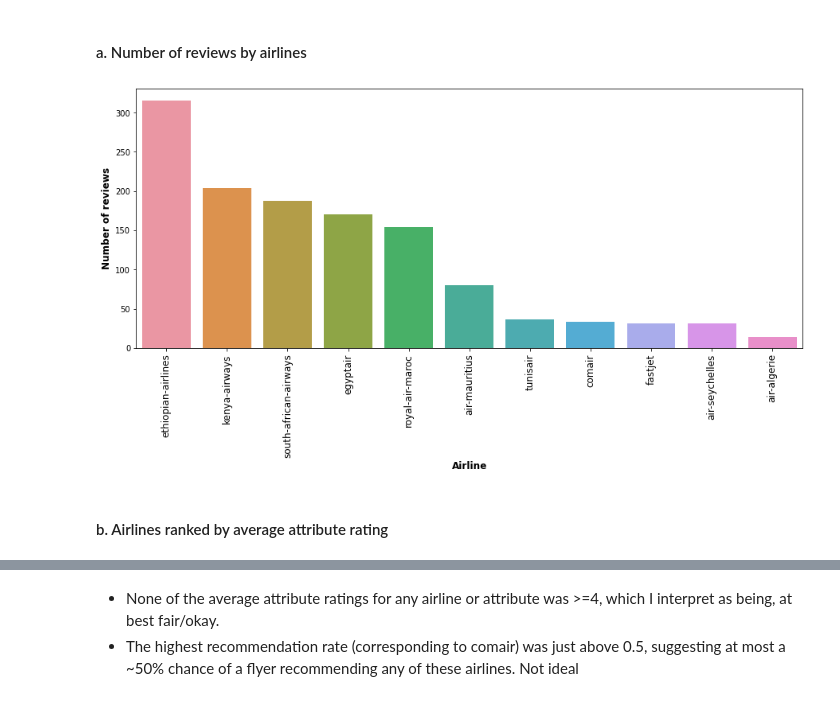
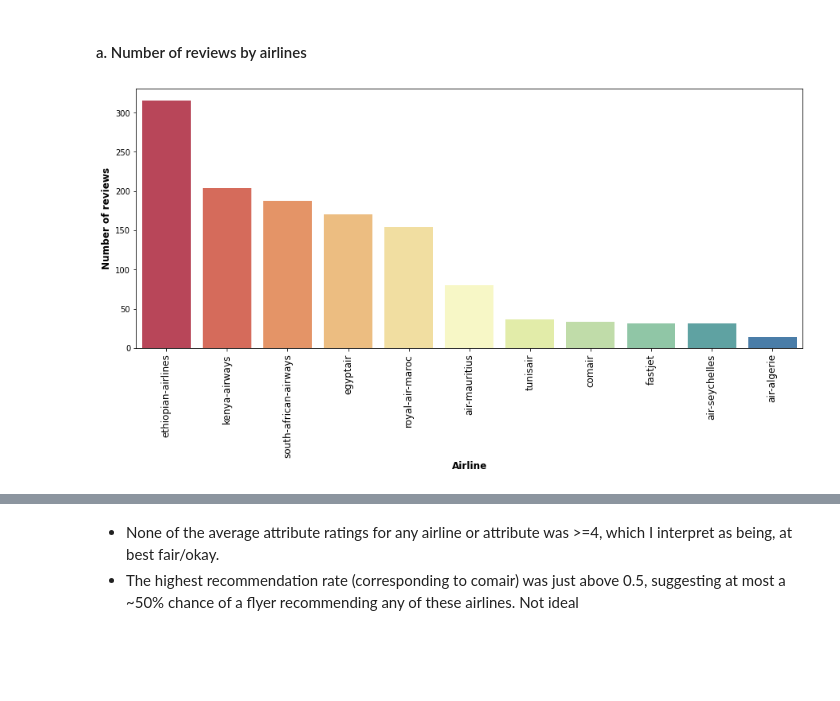
Before and after one commit to KoredeAkande/african-airlines-sentiment-analysis, a Jupyter notebook: notebooks/3.0-data-exploration.ipynb, the cells around one changed output, grey strips where cells are left out. Drawn from its saved outputs; the diff is of its cells as text; code cells hidden in the pictures; blank space fills up the shorter version.

```diff
--- a/notebooks/3.0-data-exploration.ipynb
+++ b/notebooks/3.0-data-exploration.ipynb
@@ -22,12 +23,11 @@ airlines_df = pd.read_csv('../data/interim/airlines_reduced.csv',index_col=0)
 #### a. Number of reviews by airlines
 # %%
 plt.figure(figsize = (15, 6))
-sns.countplot(x = 'Subject', data = airlines_df,order= airlines_df.Subject.value_counts().index)
+sns.countplot(x = 'Subject', data = airlines_df,order= airlines_df.Subject.value_counts().index,
+              palette = "Spectral")
 plt.ylabel('Number of reviews',fontsize=12, fontweight= 'bold')
 plt.xlabel('Airline',fontsize=12, fontweight= 'bold')
 plt.xticks(rotation = 90, fontsize=12)
 plt.show()
 # %% [output]
-[figure, old version]
+[figure, new version]
-# %% [markdown]
-#### b. Airlines ranked by average attribute rating
```
Also changed, not shown: parts of 6 cells of this notebook.
